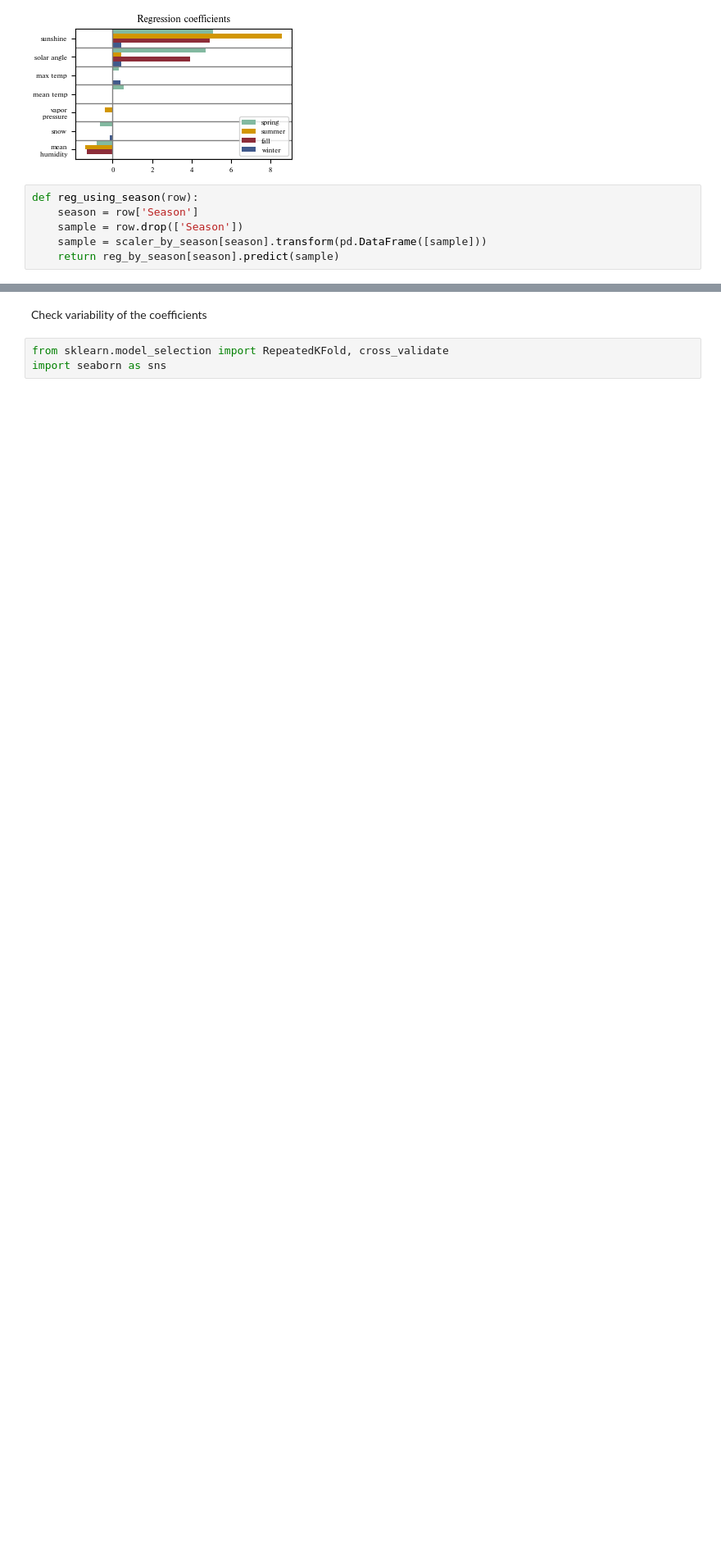
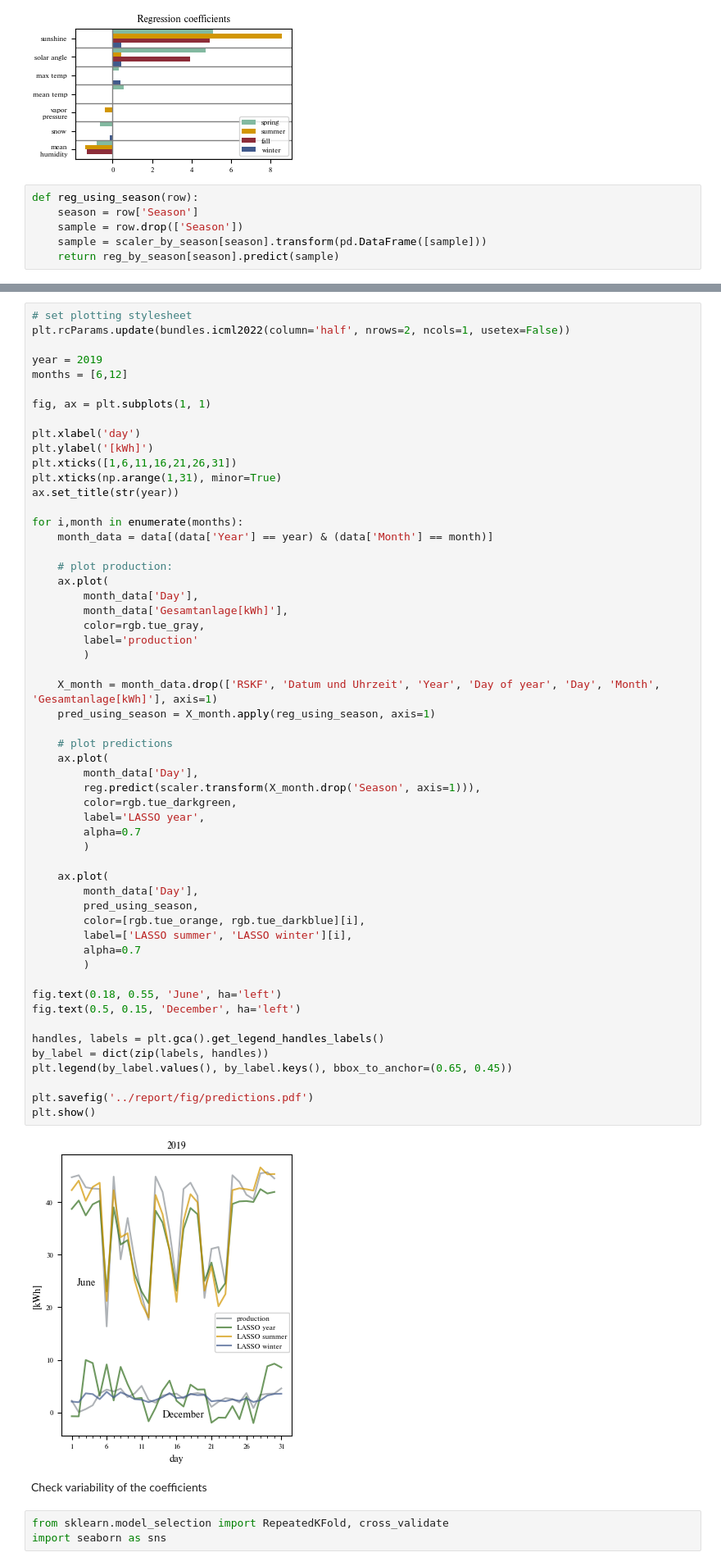
Before and after one commit to Xploeng/DataLiteracy, a Jupyter notebook: experiments/make_linear_regression.ipynb, the cells around one changed output, grey strips where cells are left out. Shown at 82% size. Cells and saved outputs as stored; diff of their text form; blank space fills up the shorter version.

Commit message:
added LASSO plot

```diff
--- a/experiments/make_linear_regression.ipynb
+++ b/experiments/make_linear_regression.ipynb
@@ -286,6 +286,63 @@ For 2020 the MSE is 6.51.
 For 2021 the MSE is 6.88.
 For 2022 the MSE is 9.09.
 [figure]
+# %%
+# set plotting stylesheet
+plt.rcParams.update(bundles.icml2022(column='half', nrows=2, ncols=1, usetex=False))
+
+year = 2019
+months = [6,12]
+
+fig, ax = plt.subplots(1, 1)
+
+plt.xlabel('day')
+plt.ylabel('[kWh]')
+plt.xticks([1,6,11,16,21,26,31])
+plt.xticks(np.arange(1,31), minor=True)
+ax.set_title(str(year))
+
+for i,month in enumerate(months):
+    month_data = data[(data['Year'] == year) & (data['Month'] == month)]
+
+    # plot production:
+    ax.plot(
+        month_data['Day'],
+        month_data['Gesamtanlage[kWh]'],
+        color=rgb.tue_gray,
+        label='production'
+        )
+
+    X_month = month_data.drop(['RSKF', 'Datum und Uhrzeit', 'Year', 'Day of year', 'Day', 'Month', 'Gesamtanlage[kWh]'], axis=1)
+    pred_using_season = X_month.apply(reg_using_season, axis=1)
+
+    # plot predictions
+    ax.plot(
+        month_data['Day'],
+        reg.predict(scaler.transform(X_month.drop('Season', axis=1))),
+        color=rgb.tue_darkgreen,
+        label='LASSO year',
+        alpha=0.7
+        )
+
+    ax.plot(
+        month_data['Day'],
+        pred_using_season,
+        color=[rgb.tue_orange, rgb.tue_darkblue][i],
+        label=['LASSO summer', 'LASSO winter'][i],
+        alpha=0.7
+        )
+
+fig.text(0.18, 0.55, 'June', ha='left')
+fig.text(0.5, 0.15, 'December', ha='left')
+
+handles, labels = plt.gca().get_legend_handles_labels()
+by_label = dict(zip(labels, handles))
+plt.legend(by_label.values(), by_label.keys(), bbox_to_anchor=(0.65, 0.45))
+
+plt.savefig('../report/fig/predictions.pdf')
+plt.show()
+# %% [output]
+[figure, added]
 # %% [markdown]
 Check variability of the coefficients
 # %%
```
Also changed, not shown: 1 other file.
